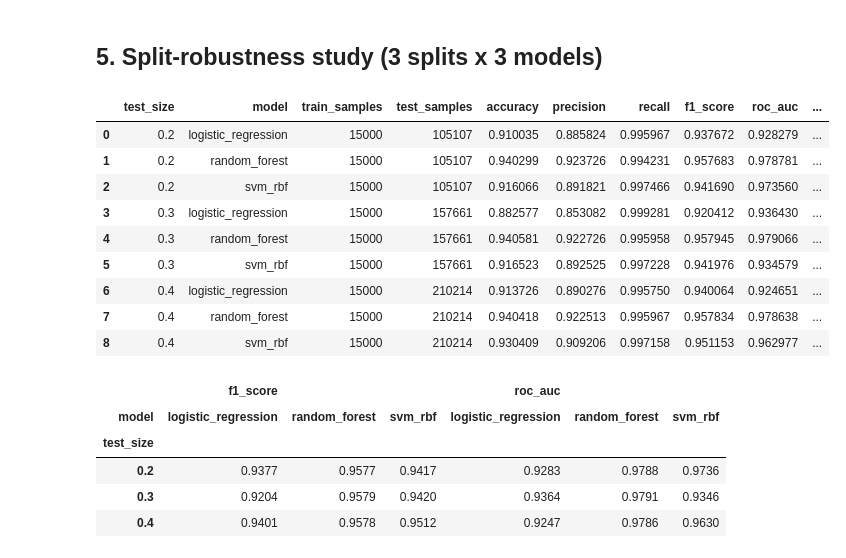
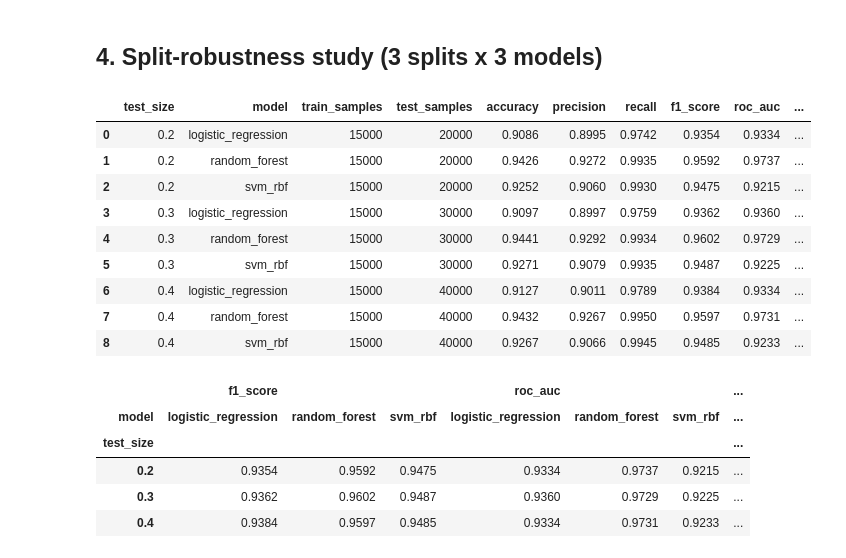
Before and after one commit to suhaybfr/ML-ops, a Jupyter notebook: notebooks/02_svm_model_validation.ipynb, the cells around one changed output. Saved outputs shown, nothing was run; the diff lists cells and outputs as text; code cells hidden in the pictures.

```diff
--- a/notebooks/02_svm_model_validation.ipynb
+++ b/notebooks/02_svm_model_validation.ipynb
@@ -108,0 +54,8 @@ rows; the test side always stays complete.
+# %%
+train_part = pd.read_csv(ROOT / "data" / "processed" / "train.csv")
+test_part = pd.read_csv(ROOT / "data" / "processed" / "test.csv")
+pooled = pd.concat([train_part, test_part], ignore_index=True)
+
+X_all, y_all = select_xy(pooled)
+print(f"Pooled shape: {X_all.shape}, positive rate: {y_all.mean():.4f}")
+X_all.describe().round(4)
@@ -109,14 +77,15 @@ rows; the test side always stays complete.
 # %%
 def make_split(test_size, random_state=RANDOM_STATE):
     X_tr, X_te, y_tr, y_te = train_test_split(
-        df[FEATURES], df[TARGET], test_size=test_size, random_state=random_state, stratify=df[TARGET]
+        X_all, y_all, test_size=test_size, random_state=random_state, stratify=y_all
     )
     if SAMPLE_SIZE and SAMPLE_SIZE < len(X_tr):
-        X_tr = X_tr.sample(n=SAMPLE_SIZE, random_state=random_state)
-        y_tr = y_tr.loc[X_tr.index]
-    return X_tr, X_te, y_tr, y_te
+        X_tr, _, y_tr, _ = train_test_split(
+            X_tr, y_tr, train_size=SAMPLE_SIZE, random_state=random_state, stratify=y_tr
+        )
+    return X_tr.reset_index(drop=True), X_te.reset_index(drop=True), y_tr.reset_index(drop=True), y_te.reset_index(drop=True)
 
 for ts in (0.2, 0.3, 0.4):
     X_tr, X_te, y_tr, y_te = make_split(ts)
-    print(f"test_size={ts}: train={len(X_tr):>6}, test={len(X_te):>6}, train positive rate={y_tr.mean():.3f}")
+    print(f"test_size={ts}: train={len(X_tr):>6,}, test={len(X_te):>6,}, train positive rate={y_tr.mean():.4f}")
 # %% [output]
@@ -167,41 +116,46 @@ def evaluate(model, X_tr, y_tr, X_te, y_te):
 # %% [markdown]
-## 5. Split-robustness study (3 splits x 3 models)
+## 4. Split-robustness study (3 splits x 3 models)
 # %%
 results = []
 holdout = {}
 for test_size in (0.2, 0.3, 0.4):
     X_tr, X_te, y_tr, y_te = make_split(test_size)
     for name, model in build_models().items():
         metrics, y_te, y_pred, y_score = evaluate(model, X_tr, y_tr, X_te, y_te)
-        results.append({"test_size": test_size, "model": name, "train_samples": len(X_tr), "test_samples": len(X_te), **metrics})
+        results.append({
+            "test_size": test_size,
+            "model": name,
+            "train_samples": len(X_tr),
+            "test_samples": len(X_te),
+            **metrics,
+        })
         if test_size == 0.2:
             holdout[name] = (y_te, y_pred, y_score)
 
-results_df = pd.DataFrame(results)
-METRIC_COLS = ["accuracy", "precision", "recall", "f1_score", "roc_auc", "pr_auc", "r2_score", "mcc"]
+results_df = pd.DataFrame(results).sort_values(["test_size", "model"]).reset_index(drop=True)
 holdout_metrics = (
-    results_df[(results_df["test_size"] == 0.2) & (results_df["model"] == "svm_rbf")][METRIC_COLS]
+    results_df[(results_df["test_size"] == 0.2) & (results_df["model"] == "svm_rbf")][METRIC_NAMES]
     .iloc[0]
     .to_dict()
 )
-results_df.sort_values(["test_size", "model"]).reset_index(drop=True)
+results_df.round(4)
 # %% [output]
 |  | test_size | model | train_samples | test_samples | accuracy | precision | recall | f1_score | roc_auc | ... |
-| 0 | 0.2 | logistic_regression | 15000 | 105107 | 0.910035 | 0.885824 | 0.995967 | 0.937672 | 0.928279 | ... |
-| 1 | 0.2 | random_forest | 15000 | 105107 | 0.940299 | 0.923726 | 0.994231 | 0.957683 | 0.978781 | ... |
-| 2 | 0.2 | svm_rbf | 15000 | 105107 | 0.916066 | 0.891821 | 0.997466 | 0.941690 | 0.973560 | ... |
-| 3 | 0.3 | logistic_regression | 15000 | 157661 | 0.882577 | 0.853082 | 0.999281 | 0.920412 | 0.936430 | ... |
-| 4 | 0.3 | random_forest | 15000 | 157661 | 0.940581 | 0.922726 | 0.995958 | 0.957945 | 0.979066 | ... |
-| 5 | 0.3 | svm_rbf | 15000 | 157661 | 0.916523 | 0.892525 | 0.997228 | 0.941976 | 0.934579 | ... |
-| 6 | 0.4 | logistic_regression | 15000 | 210214 | 0.913726 | 0.890276 | 0.995750 | 0.940064 | 0.924651 | ... |
-| 7 | 0.4 | random_forest | 15000 | 210214 | 0.940418 | 0.922513 | 0.995967 | 0.957834 | 0.978638 | ... |
-| 8 | 0.4 | svm_rbf | 15000 | 210214 | 0.930409 | 0.909206 | 0.997158 | 0.951153 | 0.962977 | ... |
+| 0 | 0.2 | logistic_regression | 15000 | 20000 | 0.9086 | 0.8995 | 0.9742 | 0.9354 | 0.9334 | ... |
+| 1 | 0.2 | random_forest | 15000 | 20000 | 0.9426 | 0.9272 | 0.9935 | 0.9592 | 0.9737 | ... |
+| 2 | 0.2 | svm_rbf | 15000 | 20000 | 0.9252 | 0.9060 | 0.9930 | 0.9475 | 0.9215 | ... |
+| 3 | 0.3 | logistic_regression | 15000 | 30000 | 0.9097 | 0.8997 | 0.9759 | 0.9362 | 0.9360 | ... |
+| 4 | 0.3 | random_forest | 15000 | 30000 | 0.9441 | 0.9292 | 0.9934 | 0.9602 | 0.9729 | ... |
+| 5 | 0.3 | svm_rbf | 15000 | 30000 | 0.9271 | 0.9079 | 0.9935 | 0.9487 | 0.9225 | ... |
+| 6 | 0.4 | logistic_regression | 15000 | 40000 | 0.9127 | 0.9011 | 0.9789 | 0.9384 | 0.9334 | ... |
+| 7 | 0.4 | random_forest | 15000 | 40000 | 0.9432 | 0.9267 | 0.9950 | 0.9597 | 0.9731 | ... |
+| 8 | 0.4 | svm_rbf | 15000 | 40000 | 0.9267 | 0.9066 | 0.9945 | 0.9485 | 0.9233 | ... |
 # %%
-results_df.pivot(index="test_size", columns="model", values=["f1_score", "roc_auc"]).round(4)
+results_df.pivot(index="test_size", columns="model", values=["f1_score", "roc_auc", "mcc"]).round(4)
 # %% [output]
-|  | f1_score |  |  | roc_auc |  |  |
-| model | logistic_regression | random_forest | svm_rbf | logistic_regression | random_forest | svm_rbf |
-| test_size |  |  |  |  |  |  |
-| 0.2 | 0.9377 | 0.9577 | 0.9417 | 0.9283 | 0.9788 | 0.9736 |
-| 0.3 | 0.9204 | 0.9579 | 0.9420 | 0.9364 | 0.9791 | 0.9346 |
-| 0.4 | 0.9401 | 0.9578 | 0.9512 | 0.9247 | 0.9786 | 0.9630 |
+|  | f1_score |  |  | roc_auc |  |  | ... |
+| model | logistic_regression | random_forest | svm_rbf | logistic_regression | random_forest | svm_rbf | ... |
+| test_size |  |  |  |  |  |  | ... |
+| 0.2 | 0.9354 | 0.9592 | 0.9475 | 0.9334 | 0.9737 | 0.9215 | ... |
+| 0.3 | 0.9362 | 0.9602 | 0.9487 | 0.9360 | 0.9729 | 0.9225 | ... |
+| 0.4 | 0.9384 | 0.9597 | 0.9485 | 0.9334 | 0.9731 | 0.9233 | ... |
```
Also changed, not shown: parts of 24 cells of this notebook, 39 other files.
